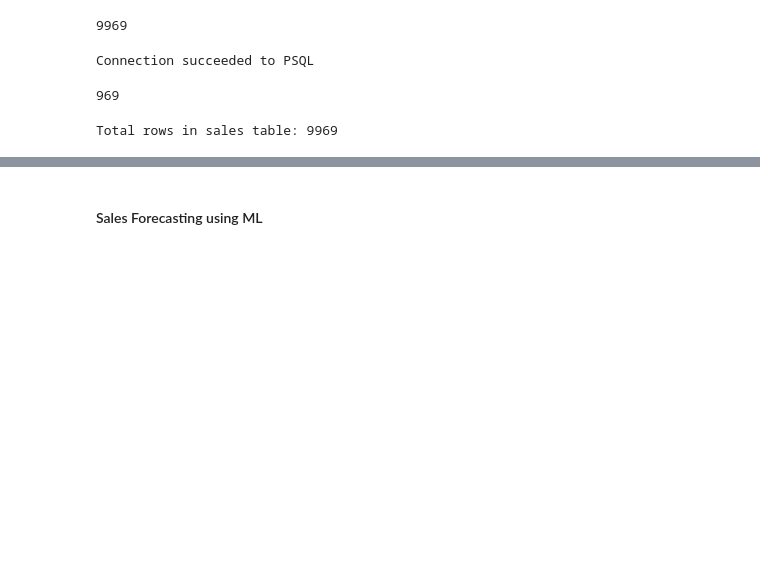
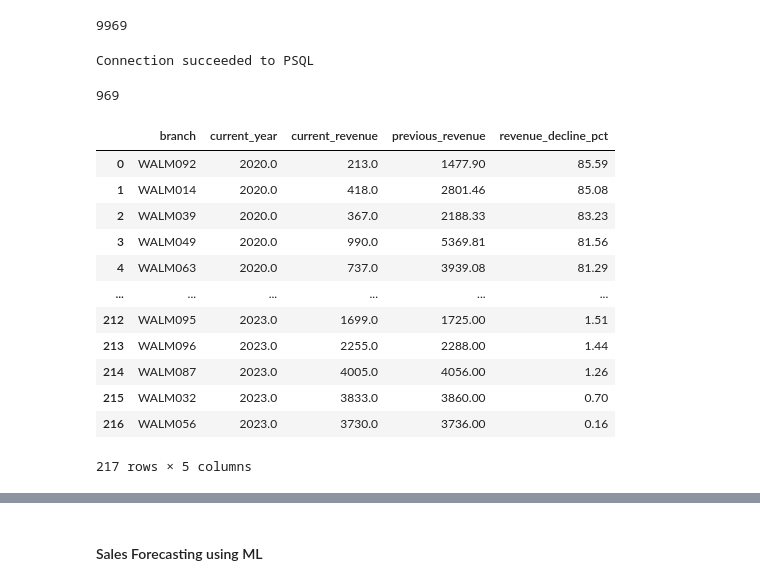
Before and after one commit to GitSanje/sales_analysis_db, a Jupyter notebook: walmart_data_analysis.ipynb, the cells around one changed output, grey strips where cells are left out. Saved outputs shown, nothing was run; the diff lists cells and outputs as text; code cells hidden in the pictures; blank space fills up the shorter version.

```diff
--- a/walmart_data_analysis.ipynb
+++ b/walmart_data_analysis.ipynb
@@ -487,11 +487,52 @@ df.to_sql(name="sales",con=engine_postgresql,if_exists='replace',index=False)
 try:
     with engine_postgresql.connect() as connection:
 
-        result = connection.execute(text("SELECT COUNT(*) FROM sales"))
-        total_row = result.scalar()
-        print("Total rows in sales table:", total_row)
+      df_revenue_decline = pd.read_sql(text(""" WITH revenue_per_year AS (
+   SELECT
+       branch,
+       EXTRACT(YEAR FROM date) AS year,
+       SUM(total) AS total_revenue
+   FROM sales
+   GROUP BY branch, year
+)
+
+SELECT
+    a.branch,
+    a.year AS current_year,
+    a.total_revenue AS current_revenue,
+    b.total_revenue AS previous_revenue,
+   ROUND(
+     (
+    (b.total_revenue - a.total_revenue)
+        / NULLIF(b.total_revenue, 0)
+       )::numeric * 100,
+  2
+) AS revenue_decline_pct
+
+FROM revenue_per_year a
+JOIN revenue_per_year b
+  ON a.branch = b.branch
+ AND a.year = b.year + 1
+WHERE a.total_revenue < b.total_revenue
+ORDER BY current_year, revenue_decline_pct DESC;
+                                         """),connection)
+
 
 except SQLAlchemyError as e:
     print("Error connecting to PostgreSQL:", e)
-# %% [output]
-Total rows in sales table: 9969
+# %%
+df_revenue_decline
+# %% [output]
+|  | branch | current_year | current_revenue | previous_revenue | revenue_decline_pct |
+| 0 | WALM092 | 2020.0 | 213.0 | 1477.90 | 85.59 |
+| 1 | WALM014 | 2020.0 | 418.0 | 2801.46 | 85.08 |
+| 2 | WALM039 | 2020.0 | 367.0 | 2188.33 | 83.23 |
+| 3 | WALM049 | 2020.0 | 990.0 | 5369.81 | 81.56 |
+| 4 | WALM063 | 2020.0 | 737.0 | 3939.08 | 81.29 |
+| ... | ... | ... | ... | ... | ... |
+| 212 | WALM095 | 2023.0 | 1699.0 | 1725.00 | 1.51 |
+| 213 | WALM096 | 2023.0 | 2255.0 | 2288.00 | 1.44 |
+| 214 | WALM087 | 2023.0 | 4005.0 | 4056.00 | 1.26 |
+| 215 | WALM032 | 2023.0 | 3833.0 | 3860.00 | 0.70 |
+| 216 | WALM056 | 2023.0 | 3730.0 | 3736.00 | 0.16 |
+217 rows × 5 columns
```
Also changed, not shown: parts of 3 cells of this notebook, 3 other files.
